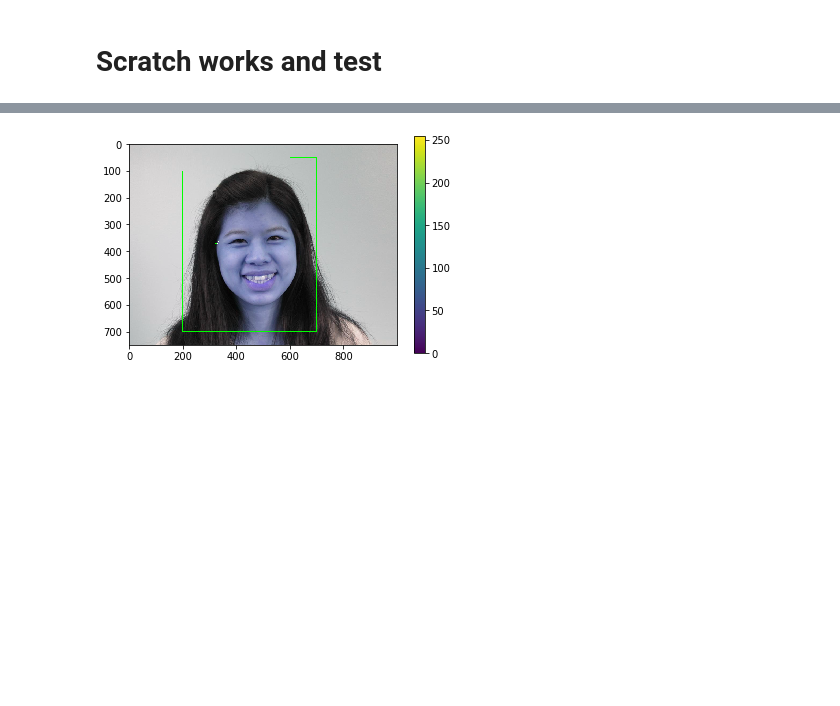
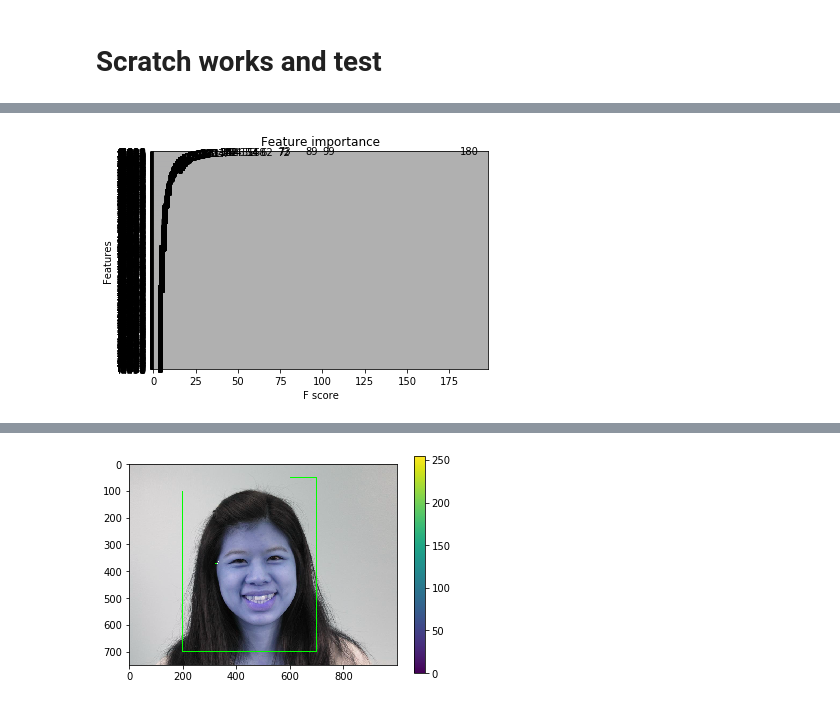
Before and after one commit to ftmhghpnh/fall2019-proj3-sec2--group6, a Jupyter notebook: doc/ADS_proj3_sl_2rd_commit.ipynb, the cells around one changed output, grey strips where cells are left out. Cells and saved outputs as stored; diff of their text form; code cells hidden in the pictures; blank space fills up the shorter version.

Commit message:
add some functions & boosting tried code

```diff
--- a/doc/ADS_proj3_sl_2rd_commit.ipynb
+++ b/doc/ADS_proj3_sl_2rd_commit.ipynb
@@ -192,0 +255,2 @@ len(label_test) + len(label_training)
+# %%
+dat_train = pd.read_csv('../output/dat_train.csv')
@@ -192,0 +261,2 @@ len(label_test) + len(label_training)
+# %%
+dat_train_Xs = dat_train.as_matrix(columns=dat_train.columns[1:-1])
@@ -193,3 +271,5 @@ len(label_test) + len(label_training)
+# %%
+dat_train_y = dat_train['emotion_idx'].to_numpy()
 # %%
 emotion_cat = list(set(label_training['emotion_cat']))
 # %%
@@ -205,3 +286,12 @@ for filename in find_files('./train_set/train_set/images', suprised_file[3]):
     img_raw = cv2.imread(filename)
 # %% [markdown]
 # Scratch works and test
+# %%
+from sklearn.ensemble import AdaBoostClassifier # 分类任务
+from sklearn.ensemble import AdaBoostRegressor  # 回归任务
+from sklearn.tree import DecisionTreeClassifier
+
+base_estimator = DecisionTreeClassifier()
+clf = AdaBoostClassifier(n_estimators=50, base_estimator=base_estimator, learning_rate=1)
+# 使用决策树作为基分类器
+clf.fit(dat_train_Xs, dat_train_y)
@@ -207,0 +314,13 @@ for filename in find_files('./train_set/train_set/images', suprised_file[3]):
+# %%
+# plot feature importance using built-in function
+from numpy import loadtxt
+from xgboost import XGBClassifier
+from xgboost import plot_importance
+from matplotlib import pyplot
+model = XGBClassifier()
+model.fit(dat_train_Xs, dat_train_y)
+# plot feature importance
+plot_importance(model)
+pyplot.show()
+# %% [output]
+[figure, added]
```
Also changed, not shown: parts of 12 cells of this notebook, 2 other files.
